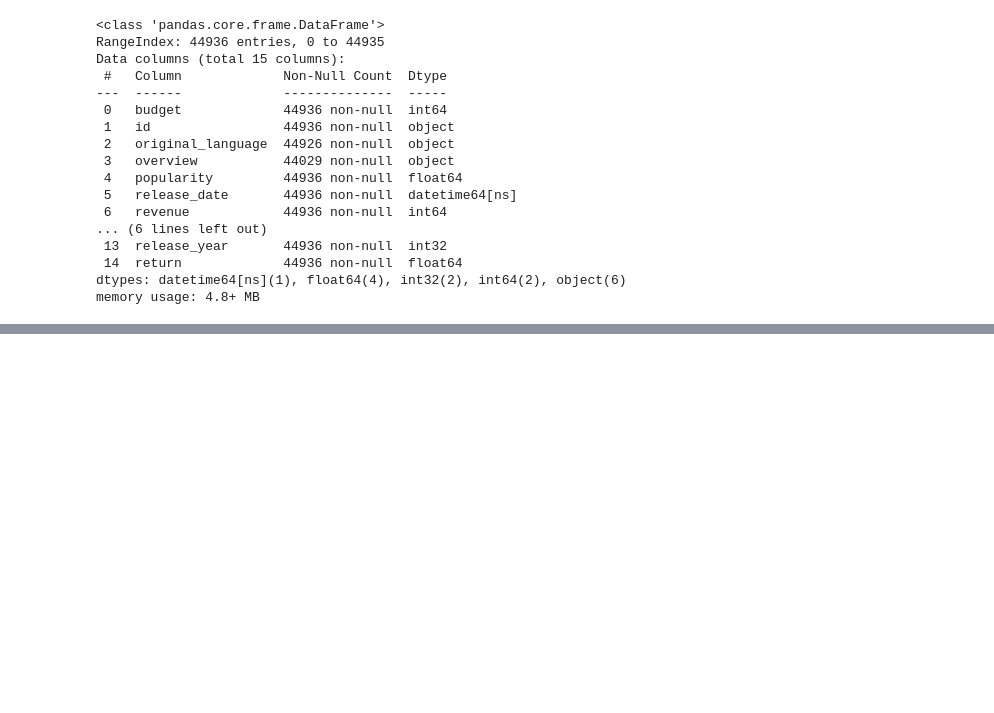
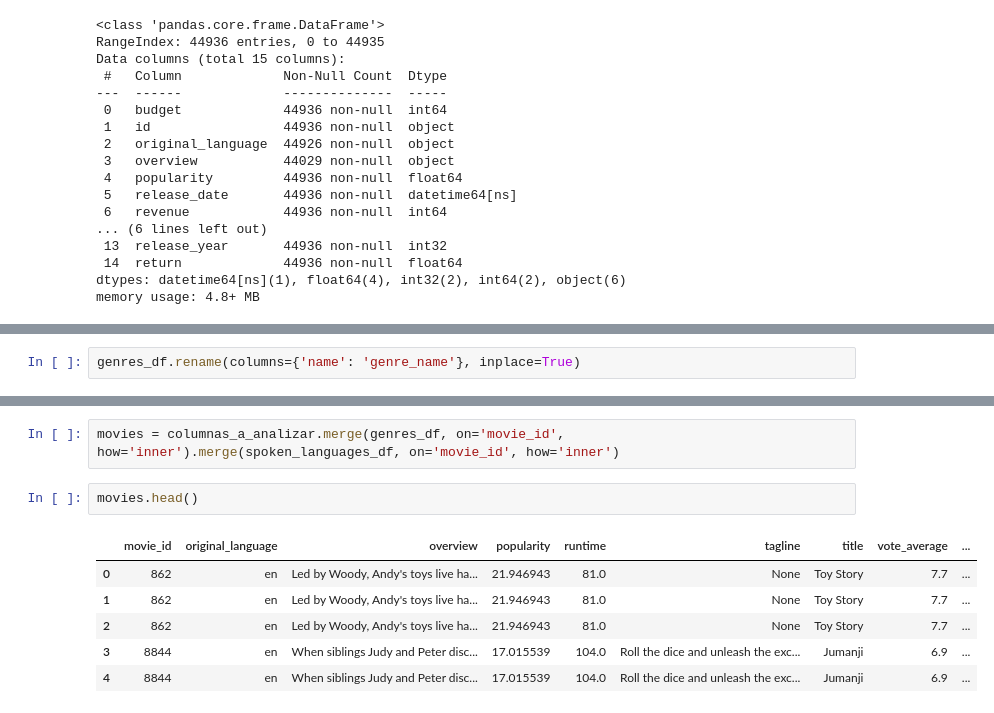
Before and after one commit to FranciscoHugoLezik/Proyecto_Peliculas, a Jupyter notebook: reports/EDA_movies.ipynb, the cells around one changed output, grey strips where cells are left out. Drawn from its saved outputs; the diff is of its cells as text; blank space fills up the shorter version.

```diff
--- a/reports/EDA_movies.ipynb
+++ b/reports/EDA_movies.ipynb
@@ -124,0 +175,2 @@ memory usage: 2.2 MB
+# %%
+genres_df.rename(columns={'name': 'genre_name'}, inplace=True)
@@ -124,0 +226,11 @@ memory usage: 2.2 MB
+# %%
+movies = columnas_a_analizar.merge(genres_df, on='movie_id', how='inner').merge(spoken_languages_df, on='movie_id', how='inner')
+# %%
+movies.head()
+# %% [output]
+|  | movie_id | original_language | overview | popularity | runtime | tagline | title | vote_average | ... |
+| 0 | 862 | en | Led by Woody, Andy's toys live ha... | 21.946943 | 81.0 | None | Toy Story | 7.7 | ... |
+| 1 | 862 | en | Led by Woody, Andy's toys live ha... | 21.946943 | 81.0 | None | Toy Story | 7.7 | ... |
+| 2 | 862 | en | Led by Woody, Andy's toys live ha... | 21.946943 | 81.0 | None | Toy Story | 7.7 | ... |
+| 3 | 8844 | en | When siblings Judy and Peter disc... | 17.015539 | 104.0 | Roll the dice and unleash the exc... | Jumanji | 6.9 | ... |
+| 4 | 8844 | en | When siblings Judy and Peter disc... | 17.015539 | 104.0 | Roll the dice and unleash the exc... | Jumanji | 6.9 | ... |
```
Also changed, not shown: parts of 38 cells of this notebook.
